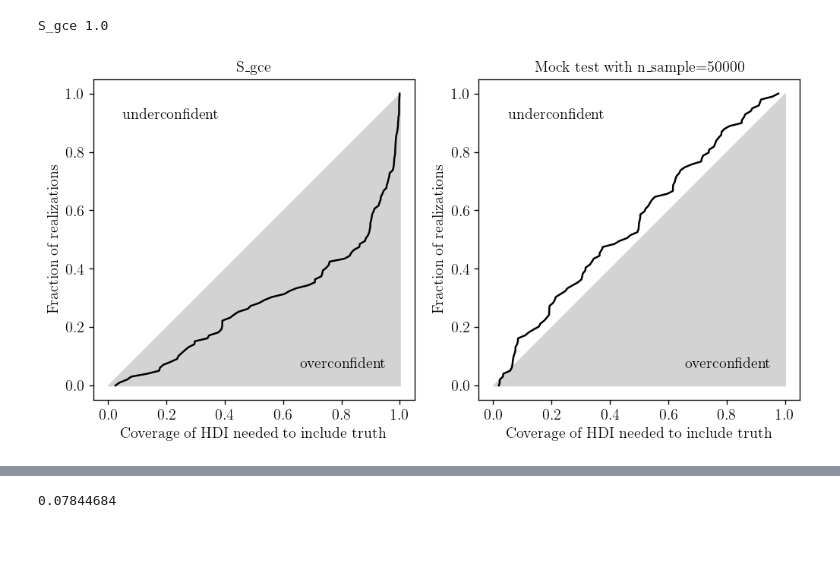
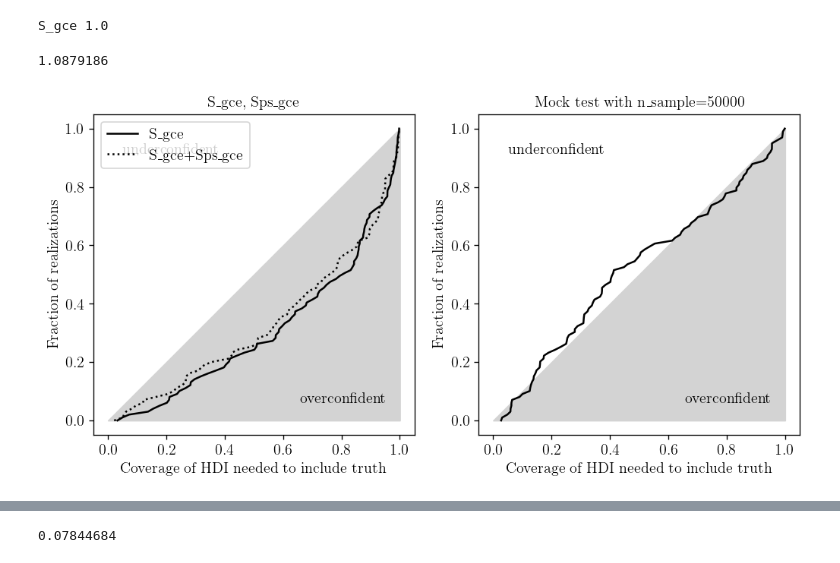
Before and after one commit to smsharma/fermi-prob-prog, a Jupyter notebook: notebooks/12_poissonian_simulations.ipynb, the cells around one changed output, grey strips where cells are left out. Cells and saved outputs as stored; diff of their text form; code cells hidden in the pictures.

```diff
--- a/notebooks/12_poissonian_simulations.ipynb
+++ b/notebooks/12_poissonian_simulations.ipynb
@@ -185,16 +185,37 @@ true_val = truth_dict[k]
 print(k, true_val)
 # %% [output]
 S_gce 1.0
+# %%
+arr = []
+sample_fns = [fn for fn in os.listdir(run_dir) if fn.startswith('sample')]
+for fn in tqdm(sample_fns):
+    #sk = k if k != 'S_pib' else 'S_dif'
+    s = pickle.load(open(f"{run_dir}/{fn}", 'rb'))
+    arr.append(np.array(s['S_gce']))
+# %%
+np.mean(arr)
+# %% [output]
+1.0879186
 # %%
 sample_fns = [fn for fn in os.listdir(run_dir) if fn.startswith('sample')]
 ps = []
 for fn in tqdm(sample_fns):
-    sk = k if k != 'S_pib' else 'S_dif'
+    #sk = k if k != 'S_pib' else 'S_dif'
     s = pickle.load(open(f"{run_dir}/{fn}", 'rb'))
-    samples = np.array(s[sk])
-    p = find_hdi_prob(samples, true_val, 0, 1, level=15)
+    samples = np.array(s['S_gce'])
+    p = find_hdi_prob(samples, 1.0879186, 0, 1, level=15)
     ps.append(p)
 ps.sort()
+# %%
+sample_fns = [fn for fn in os.listdir(run_dir) if fn.startswith('sample')]
+ps_SSps = []
+for fn in tqdm(sample_fns):
+    #sk = k if k != 'S_pib' else 'S_dif'
+    s = pickle.load(open(f"{run_dir}/{fn}", 'rb'))
+    samples = np.array(s['S_gce']) + np.array(s['Sps_gce'])
+    p = find_hdi_prob(samples, 1.0879186, 0, 1, level=15)
+    ps_SSps.append(p)
+ps_SSps.sort()
 # %%
 n_sample = 50000
 ps_mock = []
@@ -208,22 +229,26 @@ ps_mock.sort()
 # %%
 fig, axs = plt.subplots(1, 2, figsize=(10, 5))
 
 axs[0].fill_between([0,1], [0,1], color='lightgray')
-axs[0].plot(ps, np.linspace(0, 1, len(ps)), color='k')
+axs[0].plot(ps, np.linspace(0, 1, len(ps)), color='k', label='S_gce')
+axs[0].plot(ps_SSps, np.linspace(0, 1, len(ps_SSps)), color='k', ls=':', label='S_gce+Sps_gce')
 axs[0].set(aspect=1)
-axs[0].set(xlabel='Coverage of HDI needed to include truth', ylabel='Fraction of realizations', title=k);
+axs[0].set(xlabel='Coverage of HDI needed to include truth', ylabel='Fraction of realizations',
+           title='S_gce, Sps_gce');
 axs[0].text(0.95, 0.05, 'overconfident', ha='right', va='bottom')
 axs[0].text(0.05, 0.95, 'underconfident', ha='left', va='top')
+axs[0].legend()
 
 axs[1].fill_between([0,1], [0,1], color='lightgray')
 axs[1].plot(ps_mock, np.linspace(0, 1, len(ps_mock)), color='k')
 axs[1].set(aspect=1)
 axs[1].set(xlabel='Coverage of HDI needed to include truth', ylabel='Fraction of realizations',
         title='Mock test with n_sample=50000');
 axs[1].text(0.95, 0.05, 'overconfident', ha='right', va='bottom')
-axs[1].text(0.05, 0.95, 'underconfident', ha='left', va='top');
+axs[1].text(0.05, 0.95, 'underconfident', ha='left', va='top')
+fig.savefig('plots/ROC/S_gce_Sps_gce_ROC.pdf');
 # %% [output]
-[figure, old version]
+[figure, new version]
 # %%
 fig, ax = plt.subplots()
 
```
Also changed, not shown: parts of 4 cells of this notebook, 17 other files.
